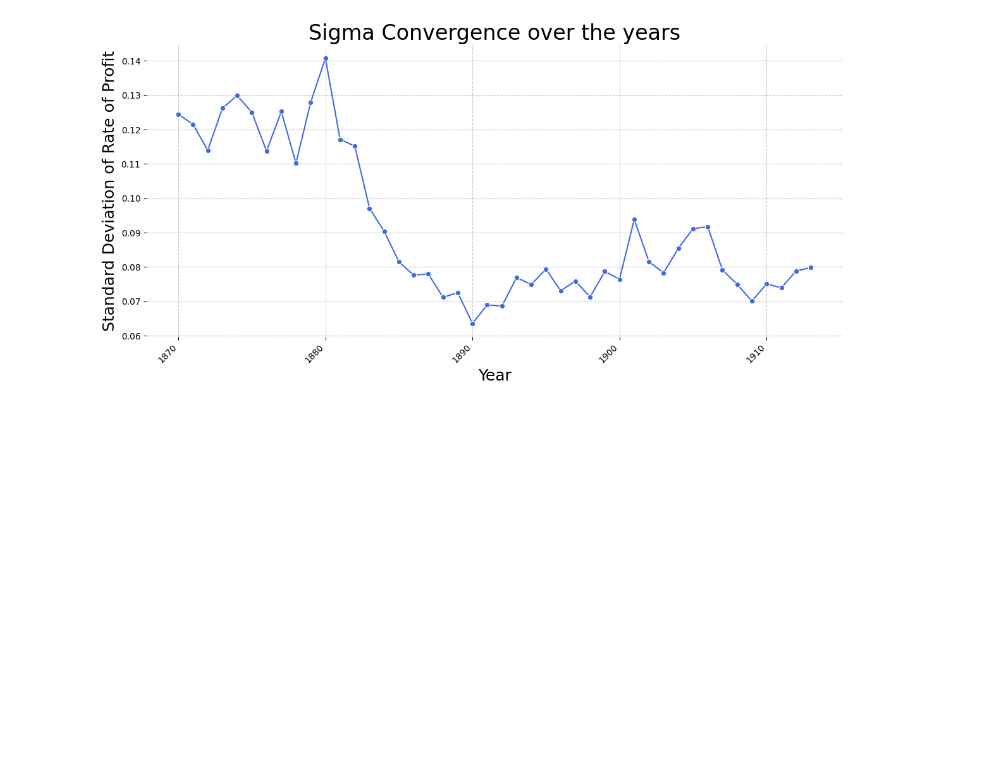
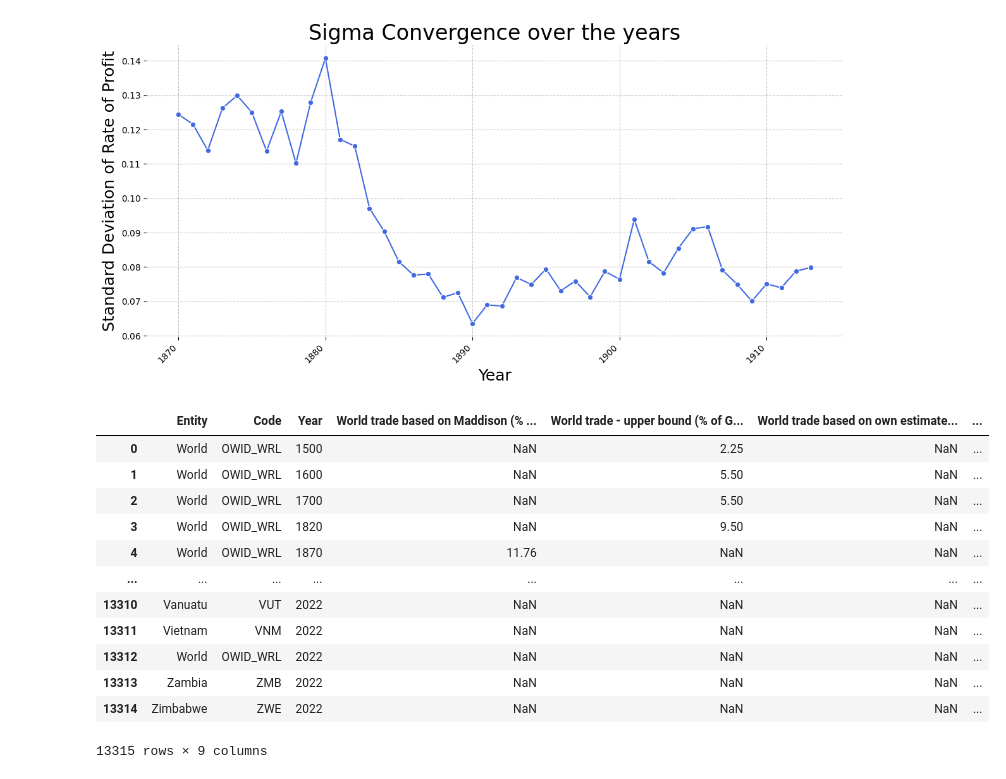
Before and after one commit to kabeerbora/1st_global, a Jupyter notebook: 1st_global.ipynb, the cells around one changed output. Cells and saved outputs as stored; diff of their text form; code cells hidden in the pictures; blank space fills up the shorter version.

```diff
--- a/1st_global.ipynb
+++ b/1st_global.ipynb
@@ -128,3 +128,20 @@ plt.tight_layout()
 plt.show()
 # %% [output]
 [figure]
+# %%
+df_world = pd.read_csv('/content/drive/MyDrive/1st_globalization/world_exports.csv')
+df_world
+# %% [output]
+|  | Entity | Code | Year | World trade based on Maddison (% ... | World trade - upper bound (% of G... | World trade based on own estimate... | ... |
+| 0 | World | OWID_WRL | 1500 | NaN | 2.25 | NaN | ... |
+| 1 | World | OWID_WRL | 1600 | NaN | 5.50 | NaN | ... |
+| 2 | World | OWID_WRL | 1700 | NaN | 5.50 | NaN | ... |
+| 3 | World | OWID_WRL | 1820 | NaN | 9.50 | NaN | ... |
+| 4 | World | OWID_WRL | 1870 | 11.76 | NaN | NaN | ... |
+| ... | ... | ... | ... | ... | ... | ... | ... |
+| 13310 | Vanuatu | VUT | 2022 | NaN | NaN | NaN | ... |
+| 13311 | Vietnam | VNM | 2022 | NaN | NaN | NaN | ... |
+| 13312 | World | OWID_WRL | 2022 | NaN | NaN | NaN | ... |
+| 13313 | Zambia | ZMB | 2022 | NaN | NaN | NaN | ... |
+| 13314 | Zimbabwe | ZWE | 2022 | NaN | NaN | NaN | ... |
+13315 rows × 9 columns
```
Also changed, not shown: parts of 5 cells of this notebook.
